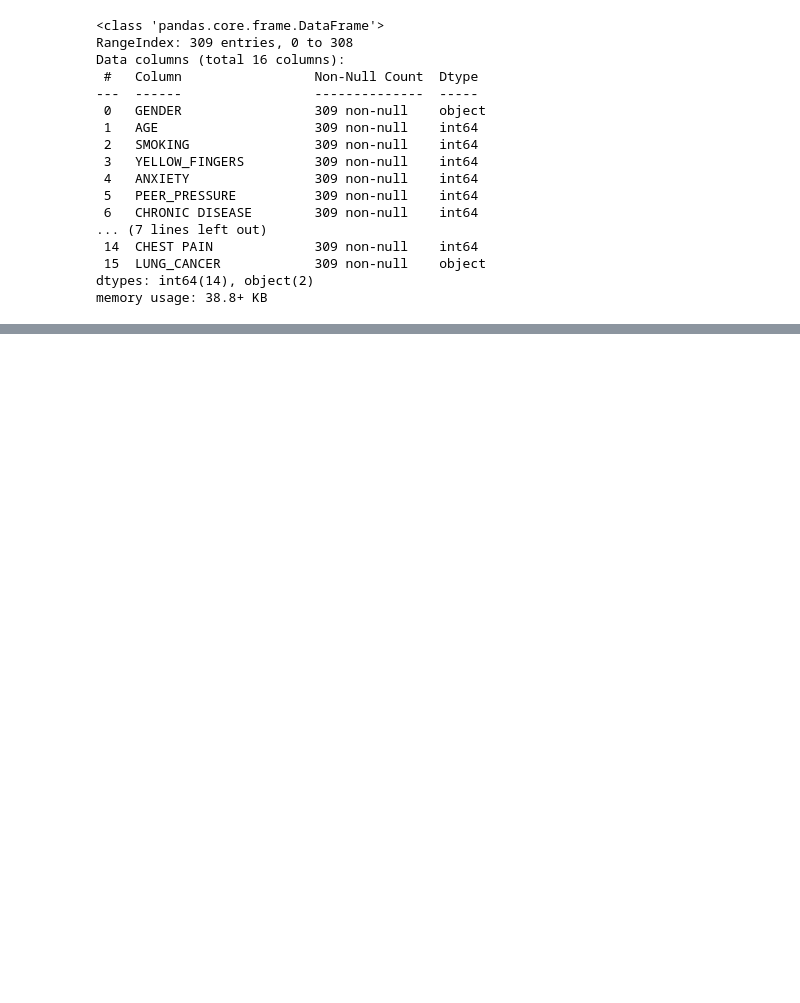
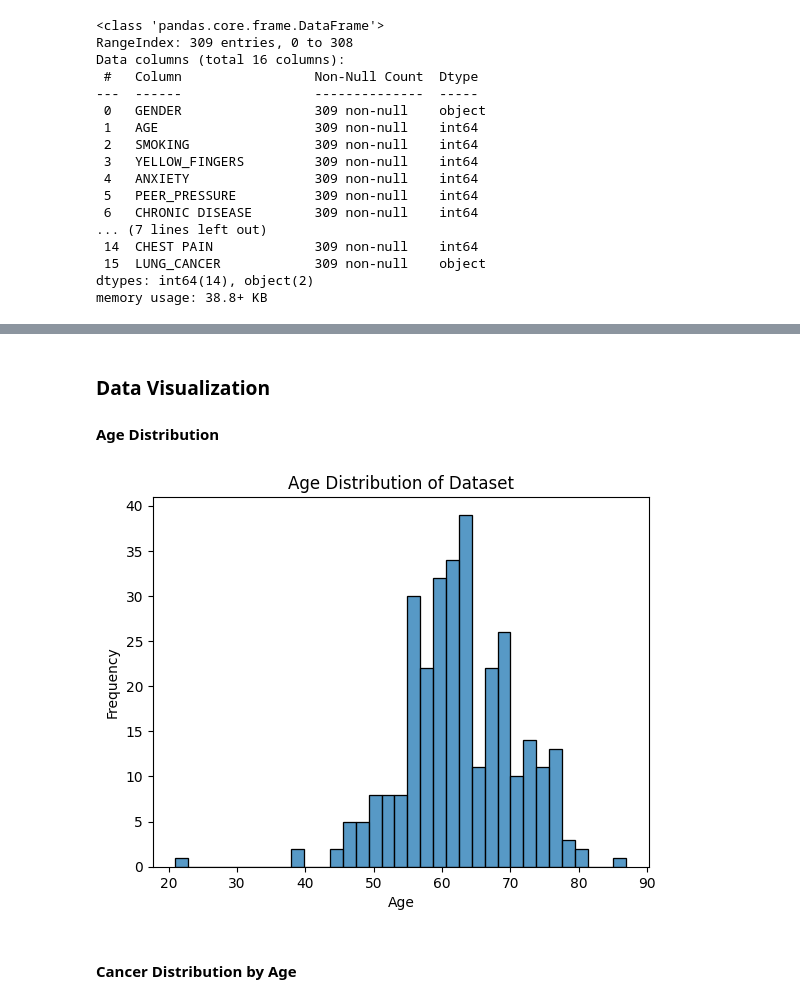
Before and after one commit to ahmadsotoude/Lung_Cancer, a Jupyter notebook: Lung_Cancer.ipynb, the cells around one changed output, grey strips where cells are left out. Drawn from its saved outputs; the diff is of its cells as text; code cells hidden in the pictures; blank space fills up the shorter version.

```diff
--- a/Lung_Cancer.ipynb
+++ b/Lung_Cancer.ipynb
@@ -66,0 +107,13 @@ memory usage: 38.8+ KB
+# %%
+data['LUNG_CANCER'] = data['LUNG_CANCER'].map({'YES':1, 'NO':0})
+data['GENDER'] = data['GENDER'].map({'M':1, 'F':0})
+
+columns_to_convert = ['SMOKING', 'YELLOW_FINGERS', 'ANXIETY','PEER_PRESSURE', 'CHRONIC DISEASE', 'FATIGUE ', 'ALLERGY ', 'WHEEZING','ALCOHOL CONSUMING', 'COUGHING', 'SHORTNESS OF BREATH',
+'SWALLOWING DIFFICULTY', 'CHEST PAIN']
+
+mapping = {1: 0, 2: 1}
+
+for col in columns_to_convert:
+    data[col] = data[col].replace(mapping)
+
+data.head()
@@ -66,0 +127,14 @@ memory usage: 38.8+ KB
+# %% [markdown]
+### Data Visualization
+
+#### Age Distribution
+# %%
+sns.histplot(data['AGE'], bins=35)
+plt.title('Age Distribution of Dataset')
+plt.xlabel('Age')
+plt.ylabel('Frequency')
+plt.show()
+# %% [output]
+[figure, added]
+# %% [markdown]
+#### Cancer Distribution by Age
```
Also changed, not shown: parts of 32 cells of this notebook.
